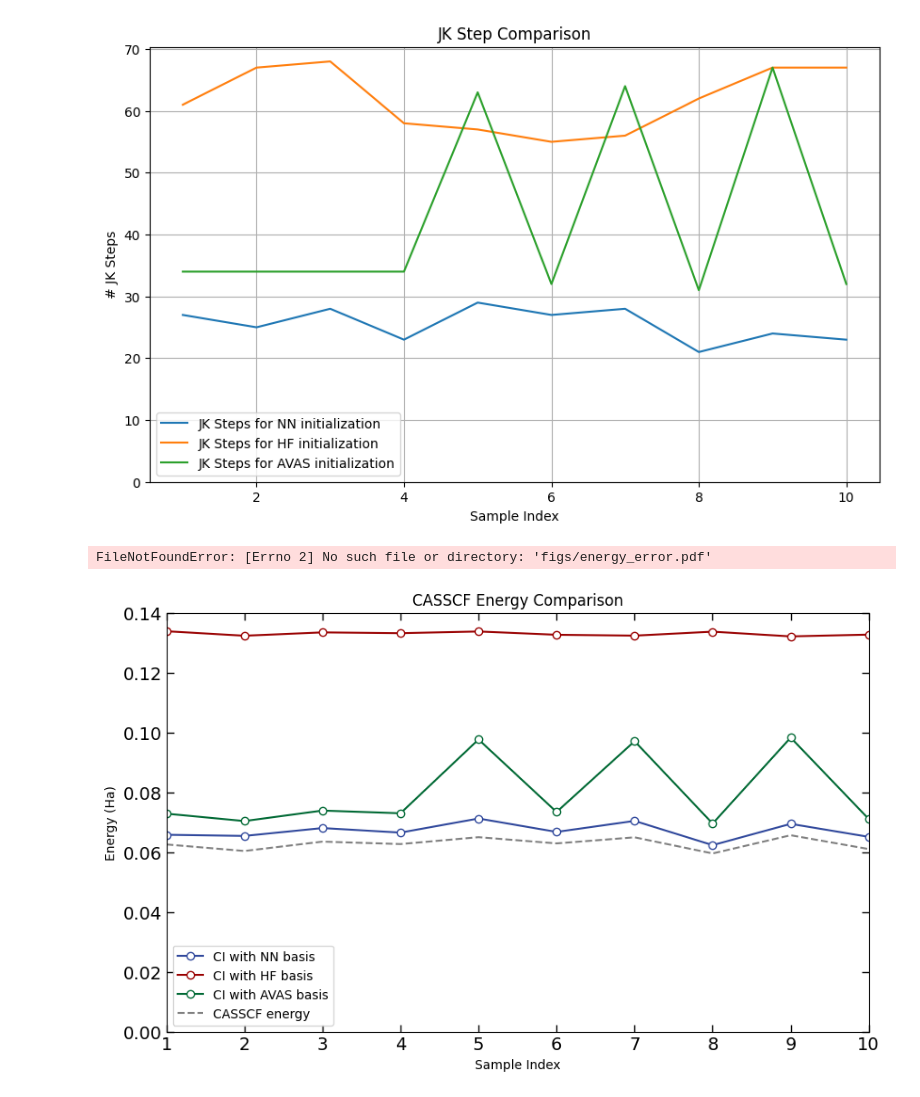
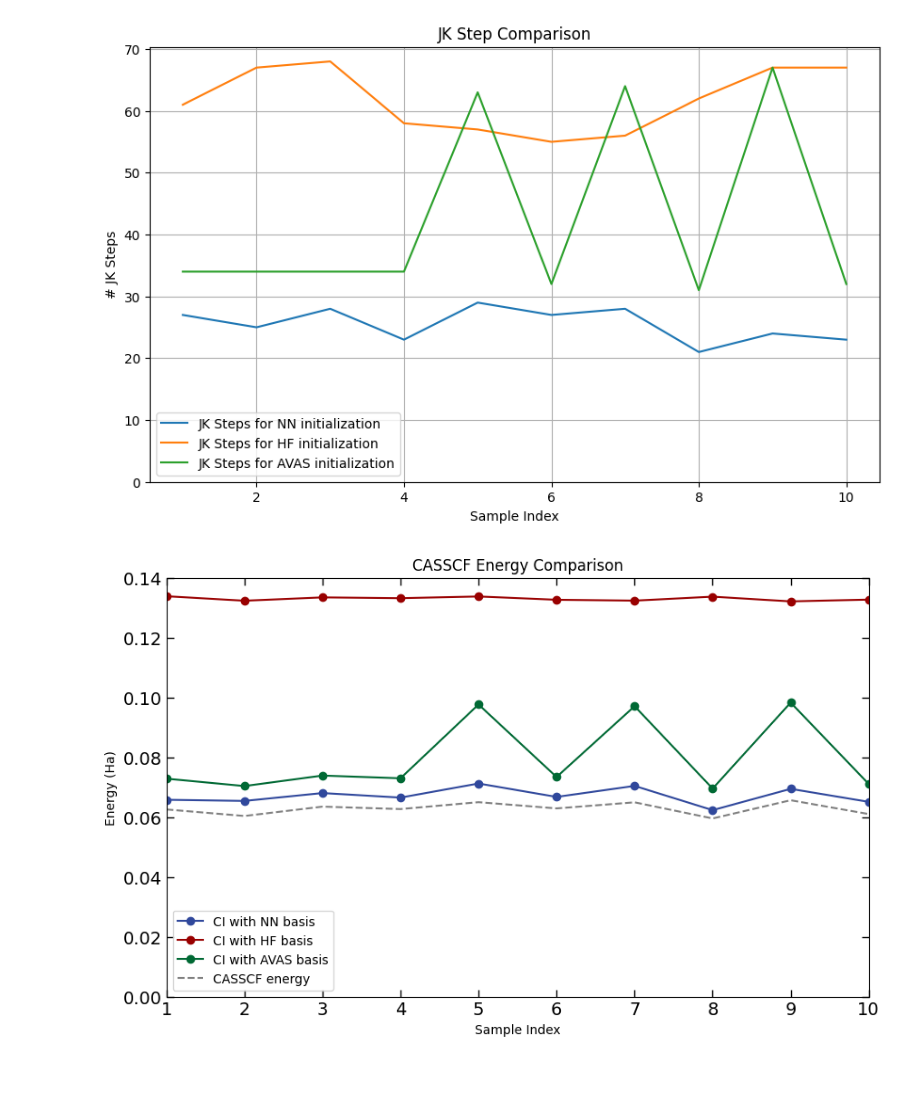
Before and after one commit to He-Wenhao/vqe-casscf, a Jupyter notebook: results/fig2_CH4/Plotting.ipynb, the cells around one changed output. Drawn from its saved outputs; the diff is of its cells as text; code cells hidden in the pictures.

Commit message:
Final touch ups on figures

```diff
--- a/results/fig2_CH4/Plotting.ipynb
+++ b/results/fig2_CH4/Plotting.ipynb
@@ -175,24 +175,23 @@ else:
 # %%
 
 import matplotlib as mpl
 mpl.rcParams['pdf.fonttype'] = 42
 # Energy comparison plot
 reference_E = df["baseline_E"]
 plt.figure(figsize=(10, 6))
-plt.plot(x, df["NN_energy"]-reference_E, label="CI with NN basis",marker = 'o', markerfacecolor='white', color=(48/255, 72/255, 156/255))
+plt.plot(x, df["NN_energy"]-reference_E, label="CI with NN basis",marker = 'o', markerfacecolor=(48/255, 72/255, 156/255), color=(48/255, 72/255, 156/255))
 # plt.plot(x, df["NN_converged_energy"], label="NN Converged Energy")
-plt.plot(x, df["HF_energy"]-reference_E, label="CI with HF basis",marker = 'o', markerfacecolor='white', color=(153/255, 0/255, 0/255))
-plt.plot(x, df["AVAS_energy"]-reference_E, label="CI with AVAS basis", color=(0/255, 105/255, 52/255), marker='o', markerfacecolor='white')
+plt.plot(x, df["HF_energy"]-reference_E, label="CI with HF basis",marker = 'o', markerfacecolor=(153/255, 0/255, 0/255), color=(153/255, 0/255, 0/255))
+plt.plot(x, df["AVAS_energy"]-reference_E, label="CI with AVAS basis", color=(0/255, 105/255, 52/255), marker='o', markerfacecolor=(0/255, 105/255, 52/255))
 plt.plot(x, df["NN_converged_energy"]-reference_E, label="CASSCF energy",color='grey', markerfacecolor='white',linestyle='--')
 #plt.plot(x, df["HF_converged_energy"], label="CASSCF energy")
 plt.tick_params(axis='both', direction='in', length=6, width=1, labelsize=14, top=True, right=True)
 plt.xlim(1, 10)
 plt.ylim(0., 0.14)
 plt.xlabel("Sample Index")
 plt.ylabel("Energy (Ha)")
 plt.title("CASSCF Energy Comparison")
 plt.legend()
-plt.savefig("figs/energy_error.pdf", metadata={"TextAsShapes": False})
+plt.savefig("/home/kgandhi63/Quantum-Chemistry-Wang-Group/vqe-casscf/results/fig2_CH4/CH4.pdf")
 # %% [output]
-FileNotFoundError: [Errno 2] No such file or directory: 'figs/energy_error.pdf'
-[figure, old version]
+[figure, new version]
```
Also changed, not shown: 7 other files.
